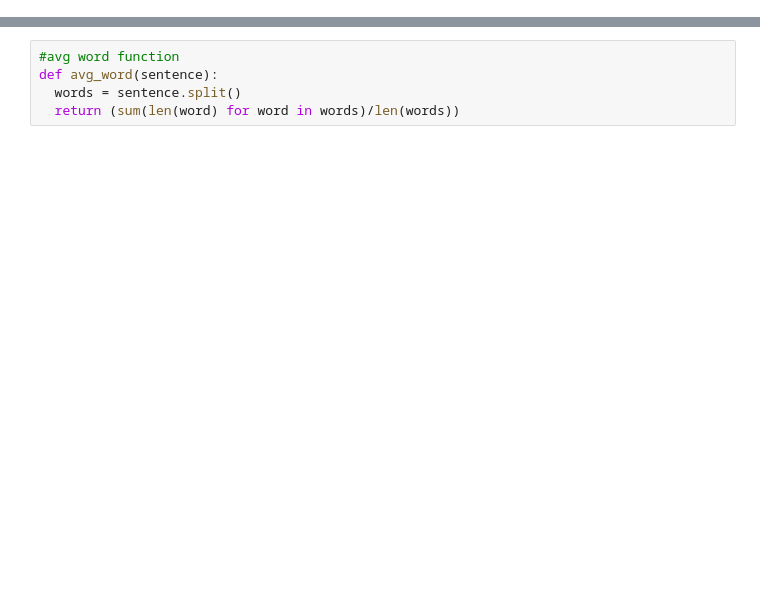
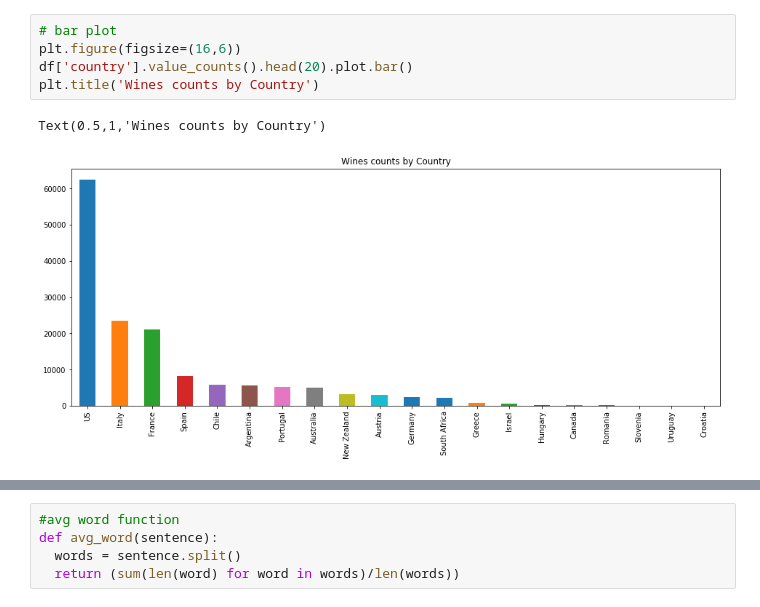
Before and after one commit to louiskonig/Unit-3-capstone, a Jupyter notebook: Capstone.ipynb, the cells around one changed output, grey strips where cells are left out. Cells and saved outputs as stored; diff of their text form; blank space fills up the shorter version.

```diff
--- a/Capstone.ipynb
+++ b/Capstone.ipynb
@@ -43,2 +114,10 @@ df.loc[pd.isnull(df.price),'price']=df.price.mean()
+# %%
+# bar plot
+plt.figure(figsize=(16,6))
+df['country'].value_counts().head(20).plot.bar()
+plt.title('Wines counts by Country')
+# %% [output]
+Text(0.5,1,'Wines counts by Country')
+[figure, added]
 # %%
 # bar plot
```
Also changed, not shown: parts of 102 cells of this notebook, 1 other file.
